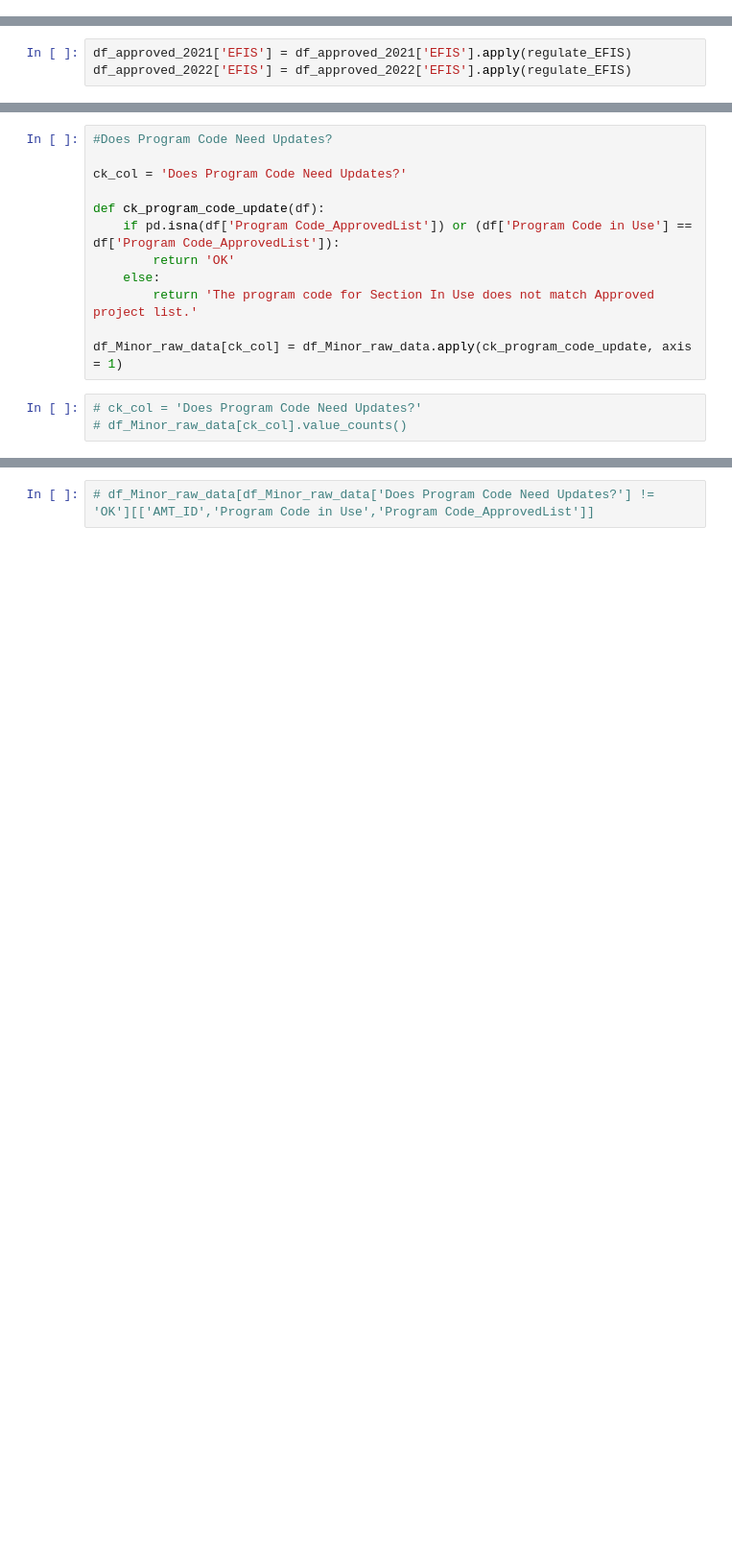
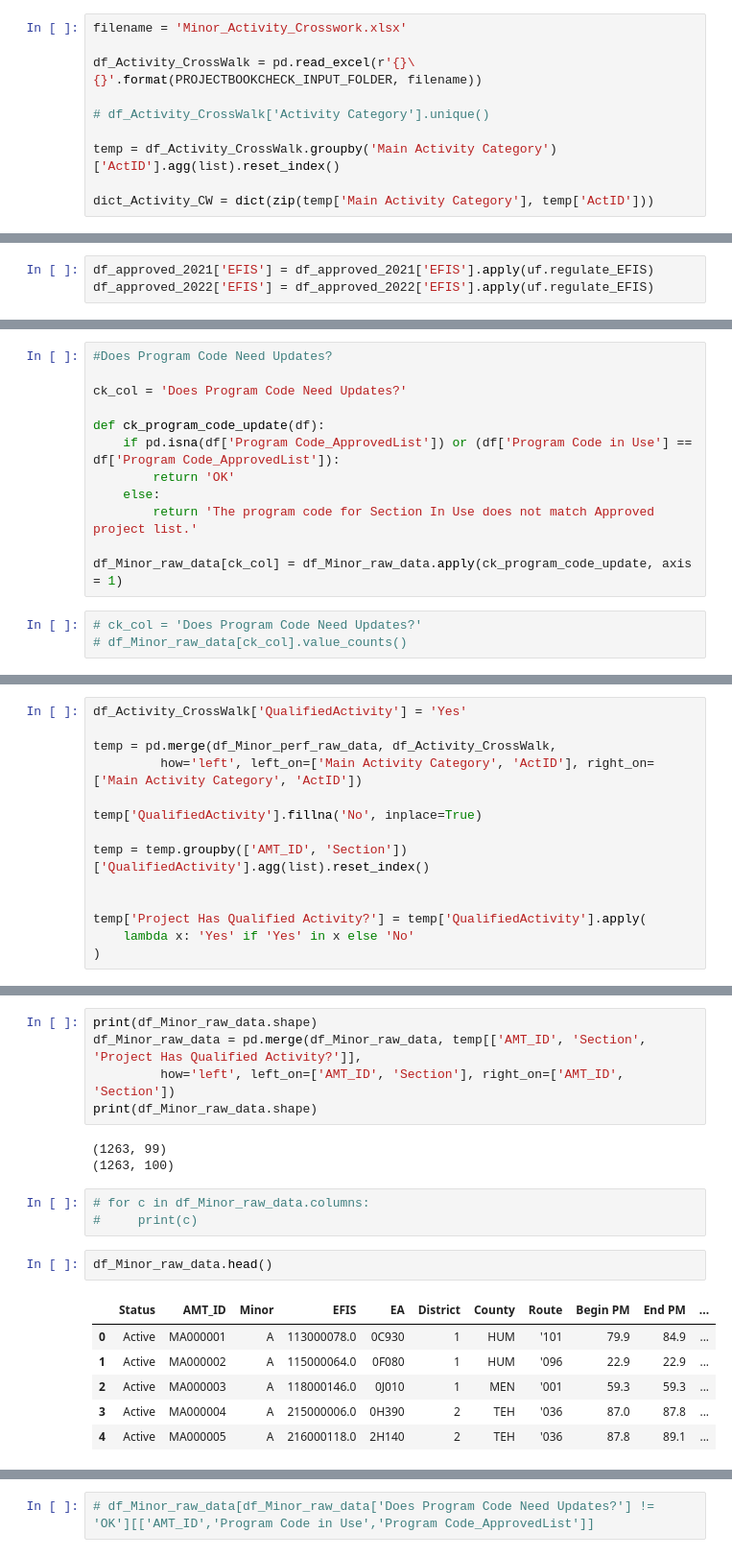
Before and after one commit to zhuzhy1214/amtool_etl, a Jupyter notebook: Minor_DataCheck.ipynb, the cells around one changed output, grey strips where cells are left out. Shown at 96% size. Saved outputs shown, nothing was run; the diff lists cells and outputs as text; blank space fills up the shorter version.

```diff
--- a/Minor_DataCheck.ipynb
+++ b/Minor_DataCheck.ipynb
@@ -203,3 +187,13 @@ total time: -222.40863466262817
+# %%
+filename = 'Minor_Activity_Crosswork.xlsx'
+
+df_Activity_CrossWalk = pd.read_excel(r'{}\{}'.format(PROJECTBOOKCHECK_INPUT_FOLDER, filename))
+
+# df_Activity_CrossWalk['Activity Category'].unique()
+
+temp = df_Activity_CrossWalk.groupby('Main Activity Category')['ActID'].agg(list).reset_index()
+
+dict_Activity_CW = dict(zip(temp['Main Activity Category'], temp['ActID']))
 # %%
 #question answered: 2021 and 2022 approved list project id duplication will be resolved with later excel files
 # %% [markdown]
@@ -350,8 +341,8 @@ dict_rename = {
               }
 df_approved_2022 = df_approved_2022.rename(dict_rename, axis = 1)
 # %%
-df_approved_2021['EFIS'] = df_approved_2021['EFIS'].apply(regulate_EFIS)
-df_approved_2022['EFIS'] = df_approved_2022['EFIS'].apply(regulate_EFIS)
+df_approved_2021['EFIS'] = df_approved_2021['EFIS'].apply(uf.regulate_EFIS)
+df_approved_2022['EFIS'] = df_approved_2022['EFIS'].apply(uf.regulate_EFIS)
 # %%
 df_approved_2021['EFIS'] = pd.to_numeric(df_approved_2021['EFIS'], errors='coerce')
 df_approved_2022['EFIS'] = pd.to_numeric(df_approved_2022['EFIS'], errors='coerce')
@@ -628,0 +604,14 @@ df_Minor_raw_data[ck_col] = df_Minor_raw_data.apply(ck_program_code_update, axis
+# %%
+df_Activity_CrossWalk['QualifiedActivity'] = 'Yes'
+
+temp = pd.merge(df_Minor_perf_raw_data, df_Activity_CrossWalk,
+         how='left', left_on=['Main Activity Category', 'ActID'], right_on=['Main Activity Category', 'ActID'])
+
+temp['QualifiedActivity'].fillna('No', inplace=True)
+
+temp = temp.groupby(['AMT_ID', 'Section'])['QualifiedActivity'].agg(list).reset_index()
+
+
+temp['Project Has Qualified Activity?'] = temp['QualifiedActivity'].apply(
+    lambda x: 'Yes' if 'Yes' in x else 'No'
+)
@@ -628,0 +647,20 @@ df_Minor_raw_data[ck_col] = df_Minor_raw_data.apply(ck_program_code_update, axis
+# %%
+print(df_Minor_raw_data.shape)
+df_Minor_raw_data = pd.merge(df_Minor_raw_data, temp[['AMT_ID', 'Section', 'Project Has Qualified Activity?']],
+         how='left', left_on=['AMT_ID', 'Section'], right_on=['AMT_ID', 'Section'])
+print(df_Minor_raw_data.shape)
+# %% [output]
+(1263, 99)
+(1263, 100)
+# %%
+# for c in df_Minor_raw_data.columns:
+#     print(c)
+# %%
+df_Minor_raw_data.head()
+# %% [output]
+|  | Status | AMT_ID | Minor | EFIS | EA | District | County | Route | Begin PM | End PM | ... |
+| 0 | Active | MA000001 | A | 113000078.0 | 0C930 | 1 | HUM | '101 | 79.9 | 84.9 | ... |
+| 1 | Active | MA000002 | A | 115000064.0 | 0F080 | 1 | HUM | '096 | 22.9 | 22.9 | ... |
+| 2 | Active | MA000003 | A | 118000146.0 | 0J010 | 1 | MEN | '001 | 59.3 | 59.3 | ... |
+| 3 | Active | MA000004 | A | 215000006.0 | 0H390 | 2 | TEH | '036 | 87.0 | 87.8 | ... |
+| 4 | Active | MA000005 | A | 216000118.0 | 2H140 | 2 | TEH | '036 | 87.8 | 89.1 | ... |
```
Also changed, not shown: parts of 41 cells of this notebook, 5 other files.
